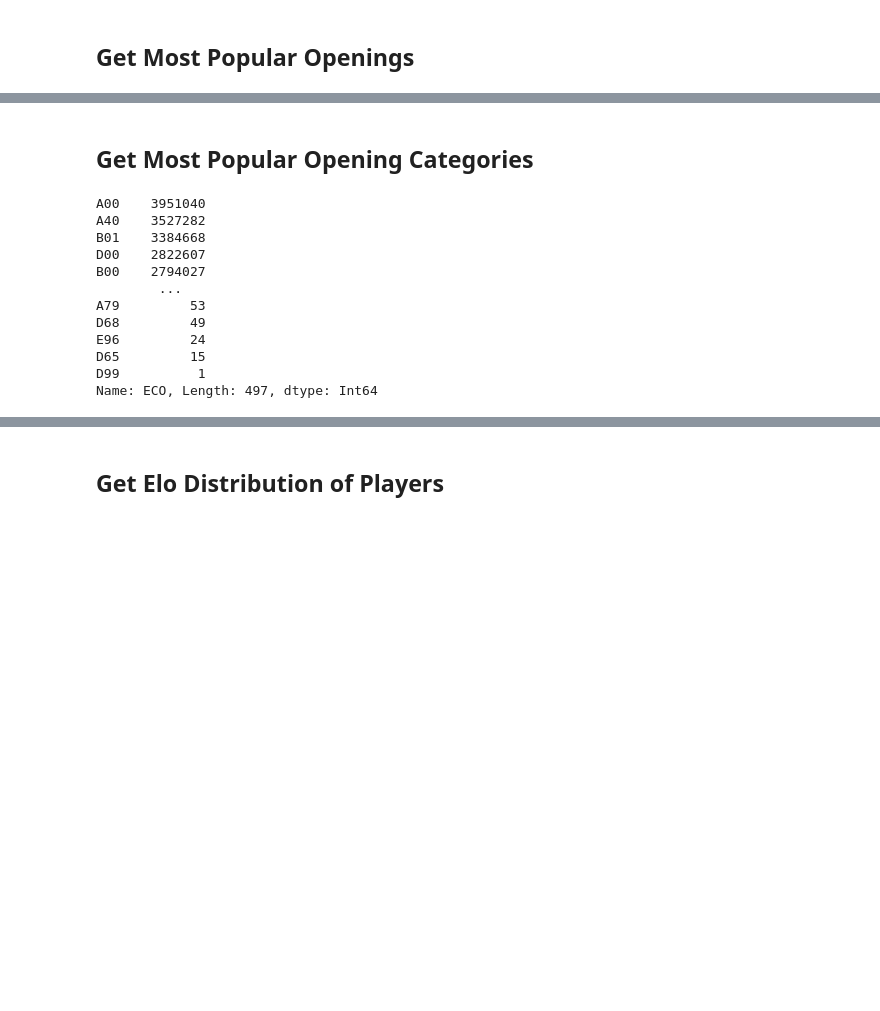
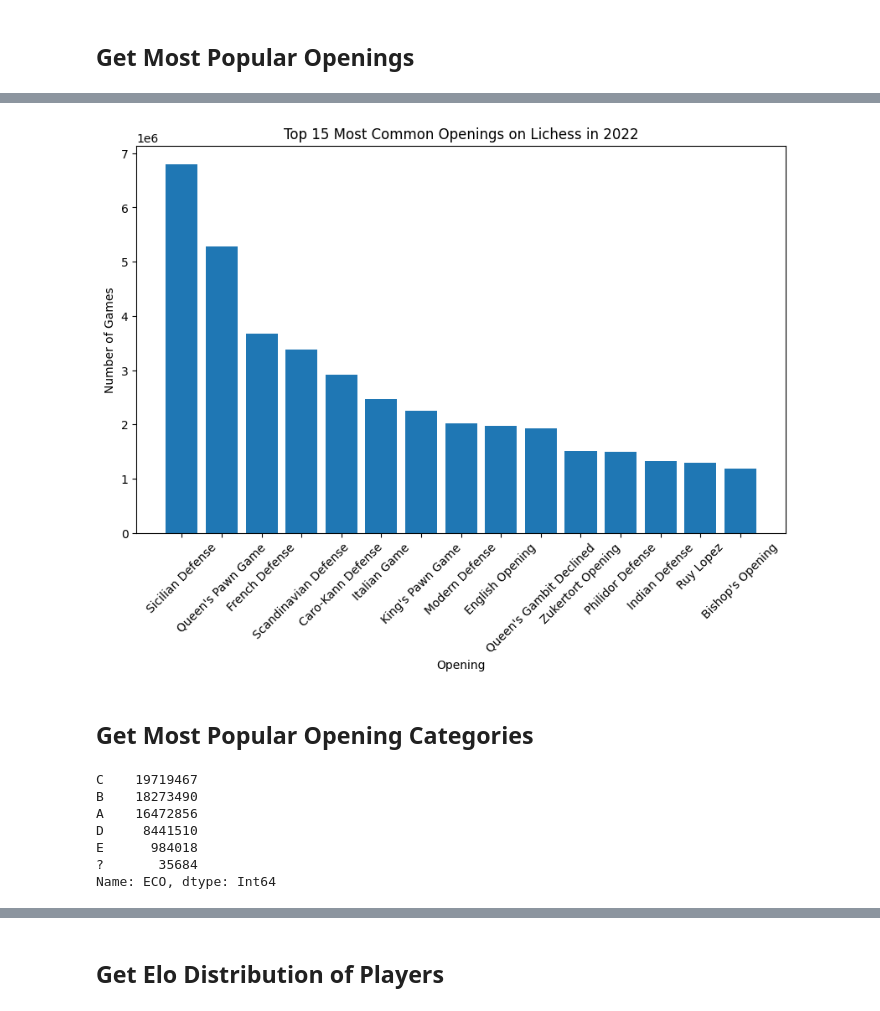
Before and after one commit to IsaacCheng9/machine-learning-in-chess, a Jupyter notebook: src/analyse_csv_data.ipynb, the cells around one changed output, grey strips where cells are left out. Saved outputs shown, nothing was run; the diff lists cells and outputs as text; code cells hidden in the pictures; blank space fills up the shorter version.

```diff
--- a/src/analyse_csv_data.ipynb
+++ b/src/analyse_csv_data.ipynb
@@ -52,0 +38,4 @@ Name: Opening, Length: 2997, dtype: Int64
+# %%
+# Group variations of the same opening together by splitting on the colon.
+opening_groups = df["Opening"].str.split(":").str[0].value_counts().compute()
+display(opening_groups)
@@ -53,17 +55,26 @@ Name: Opening, Length: 2997, dtype: Int64
+# %%
+# Plot the top 15 most common openings.
+fig, ax = plt.subplots(figsize=(10, 6))
+indexes = opening_groups.index[:15]
+values = opening_groups.values[:15]
+ax.bar(indexes, values)
+ax.set_xticklabels(indexes, rotation=45)
+ax.set_title("Top 15 Most Common Openings on Lichess in 2022")
+ax.set_xlabel("Opening")
+ax.set_ylabel("Number of Games")
+plt.show()
+# %% [output]
+[figure, added]
 # %% [markdown]
 ## Get Most Popular Opening Categories
 # %%
-display(df["ECO"].value_counts().compute())
+opening_categories = df["ECO"].str[0].value_counts().compute()
+display(opening_categories)
 # %% [output]
-A00    3951040
-A40    3527282
-B01    3384668
-D00    2822607
-B00    2794027
-        ...
-A79         53
-D68         49
-E96         24
-D65         15
-D99          1
-Name: ECO, Length: 497, dtype: Int64
+C    19719467
+B    18273490
+A    16472856
+D     8441510
+E      984018
+?       35684
+Name: ECO, dtype: Int64
```
Also changed, not shown: parts of 4 cells of this notebook.
